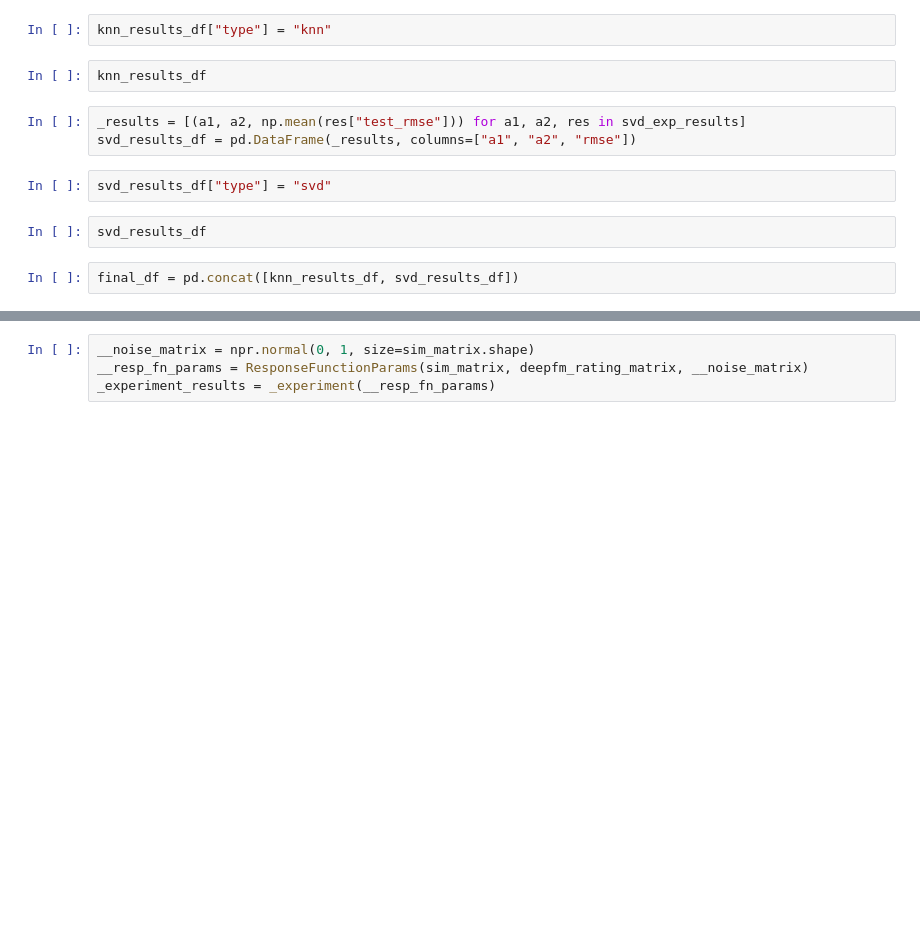
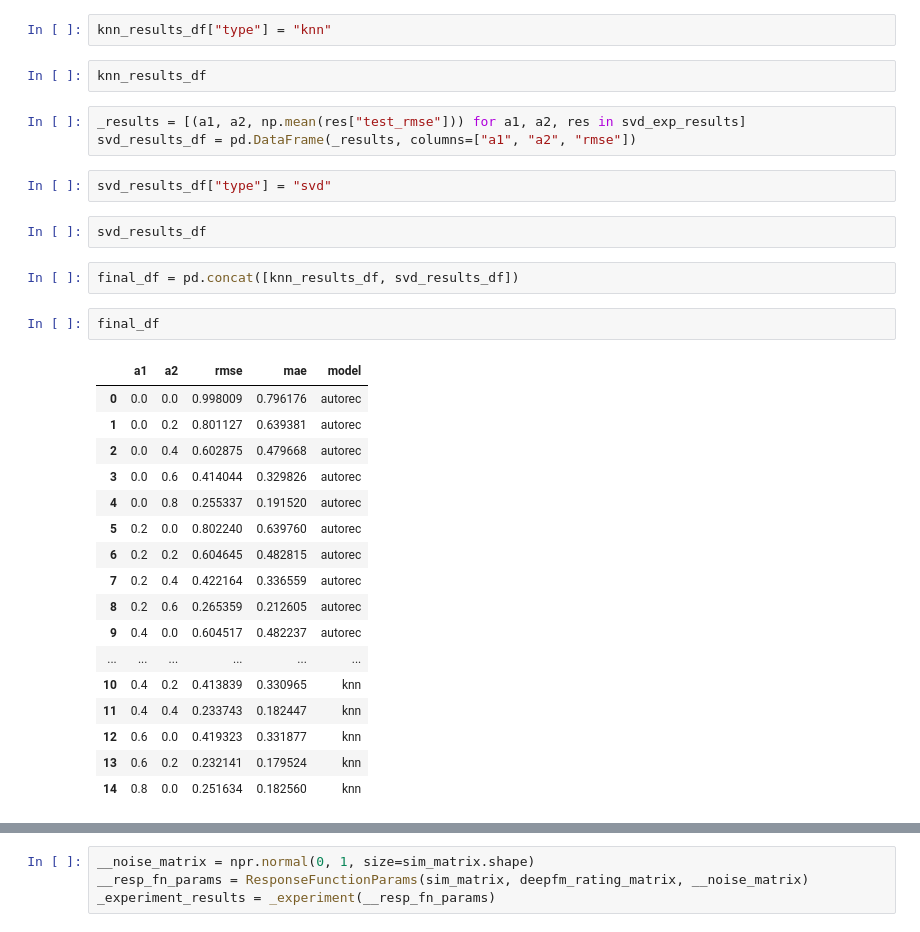
Before and after one commit to vldpro/SynEvaRec, a Jupyter notebook: notebooks/main.ipynb, the cells around one changed output, grey strips where cells are left out. Cells and saved outputs as stored; diff of their text form; blank space fills up the shorter version.

```diff
--- a/notebooks/main.ipynb
+++ b/notebooks/main.ipynb
@@ -687,3 +702,23 @@ svd_results_df["type"] = "svd"
 svd_results_df
 # %%
 final_df = pd.concat([knn_results_df, svd_results_df])
+# %%
+final_df
+# %% [output]
+|  | a1 | a2 | rmse | mae | model |
+| 0 | 0.0 | 0.0 | 0.998009 | 0.796176 | autorec |
+| 1 | 0.0 | 0.2 | 0.801127 | 0.639381 | autorec |
+| 2 | 0.0 | 0.4 | 0.602875 | 0.479668 | autorec |
+| 3 | 0.0 | 0.6 | 0.414044 | 0.329826 | autorec |
+| 4 | 0.0 | 0.8 | 0.255337 | 0.191520 | autorec |
+| 5 | 0.2 | 0.0 | 0.802240 | 0.639760 | autorec |
+| 6 | 0.2 | 0.2 | 0.604645 | 0.482815 | autorec |
+| 7 | 0.2 | 0.4 | 0.422164 | 0.336559 | autorec |
+| 8 | 0.2 | 0.6 | 0.265359 | 0.212605 | autorec |
+| 9 | 0.4 | 0.0 | 0.604517 | 0.482237 | autorec |
+| ... | ... | ... | ... | ... | ... |
+| 10 | 0.4 | 0.2 | 0.413839 | 0.330965 | knn |
+| 11 | 0.4 | 0.4 | 0.233743 | 0.182447 | knn |
+| 12 | 0.6 | 0.0 | 0.419323 | 0.331877 | knn |
+| 13 | 0.6 | 0.2 | 0.232141 | 0.179524 | knn |
+| 14 | 0.8 | 0.0 | 0.251634 | 0.182560 | knn |
```
Also changed, not shown: parts of 14 cells of this notebook, 4 other files.
